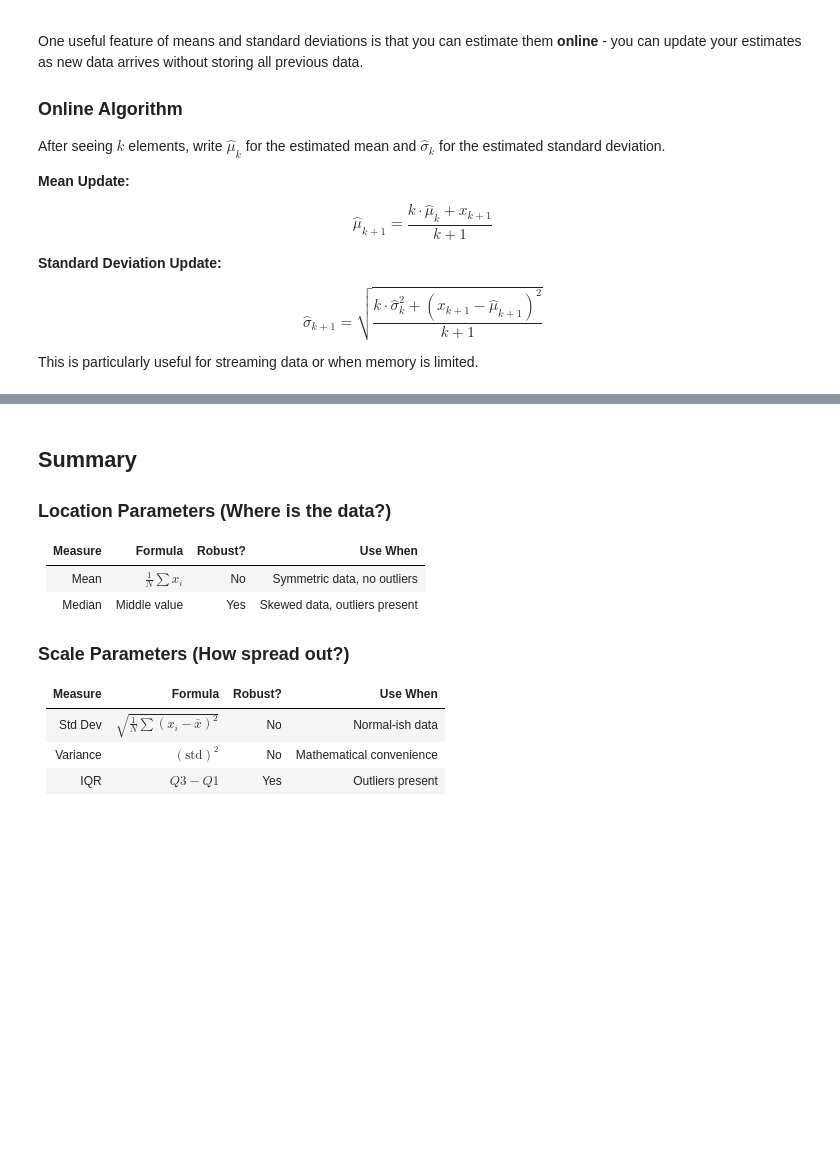
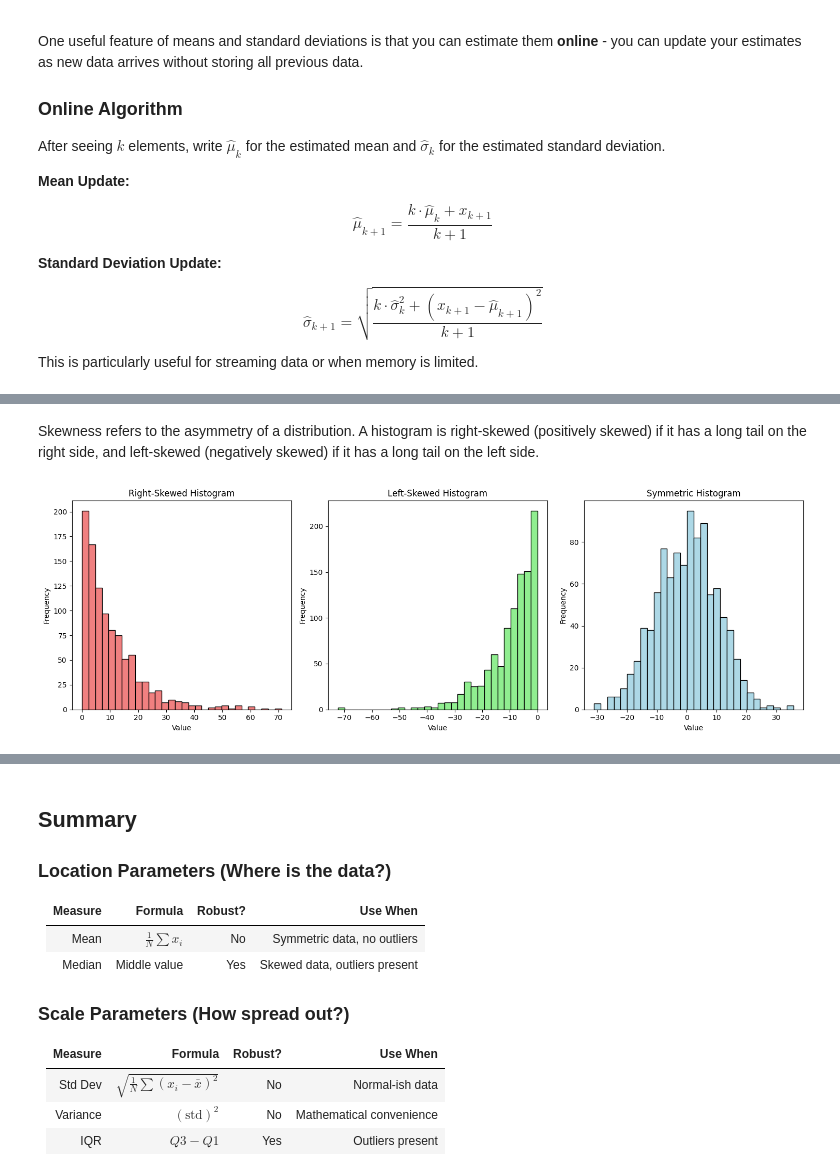
Before and after one commit to chebil/stat, a Jupyter notebook: part1/ch01_summarizing.ipynb, the cells around one changed output, grey strips where cells are left out. Drawn from its saved outputs; the diff is of its cells as text; code cells hidden in the pictures; blank space fills up the shorter version.

```diff
--- a/part1/ch01_summarizing.ipynb
+++ b/part1/ch01_summarizing.ipynb
@@ -435,0 +517,31 @@ print(f"Std of z-scores:  {np.std(z_scores):.10f}")
+# %% [markdown]
+Skewness refers to the asymmetry of a distribution. A histogram is right-skewed (positively skewed) if it has a long tail on the right side, and left-skewed (negatively skewed) if it has a long tail on the left side.
+# %%
+## Skewness
+fig, axes = plt.subplots(1, 3, figsize=(15, 5))
+
+# Right-skewed
+data_right_skewed = np.random.exponential(scale=10, size=1000)
+axes[0].hist(data_right_skewed, bins=30, color='lightcoral', edgecolor='black')
+axes[0].set_title('Right-Skewed Histogram')
+axes[0].set_xlabel('Value')
+axes[0].set_ylabel('Frequency')
+
+# Left-skewed
+data_left_skewed = -np.random.exponential(scale=10, size=1000)
+axes[1].hist(data_left_skewed, bins=30, color='lightgreen', edgecolor='black')
+axes[1].set_title('Left-Skewed Histogram')
+axes[1].set_xlabel('Value')
+axes[1].set_ylabel('Frequency')
+
+# Symmetric
+data_symmetric = np.random.normal(loc=0, scale=10, size=1000)
+axes[2].hist(data_symmetric, bins=30, color='lightblue', edgecolor='black')
+axes[2].set_title('Symmetric Histogram')
+axes[2].set_xlabel('Value')
+axes[2].set_ylabel('Frequency')
+
+plt.tight_layout()
+plt.show()
+# %% [output]
+[figure, added]
```
Also changed, not shown: parts of 23 cells of this notebook, 2 other files.
